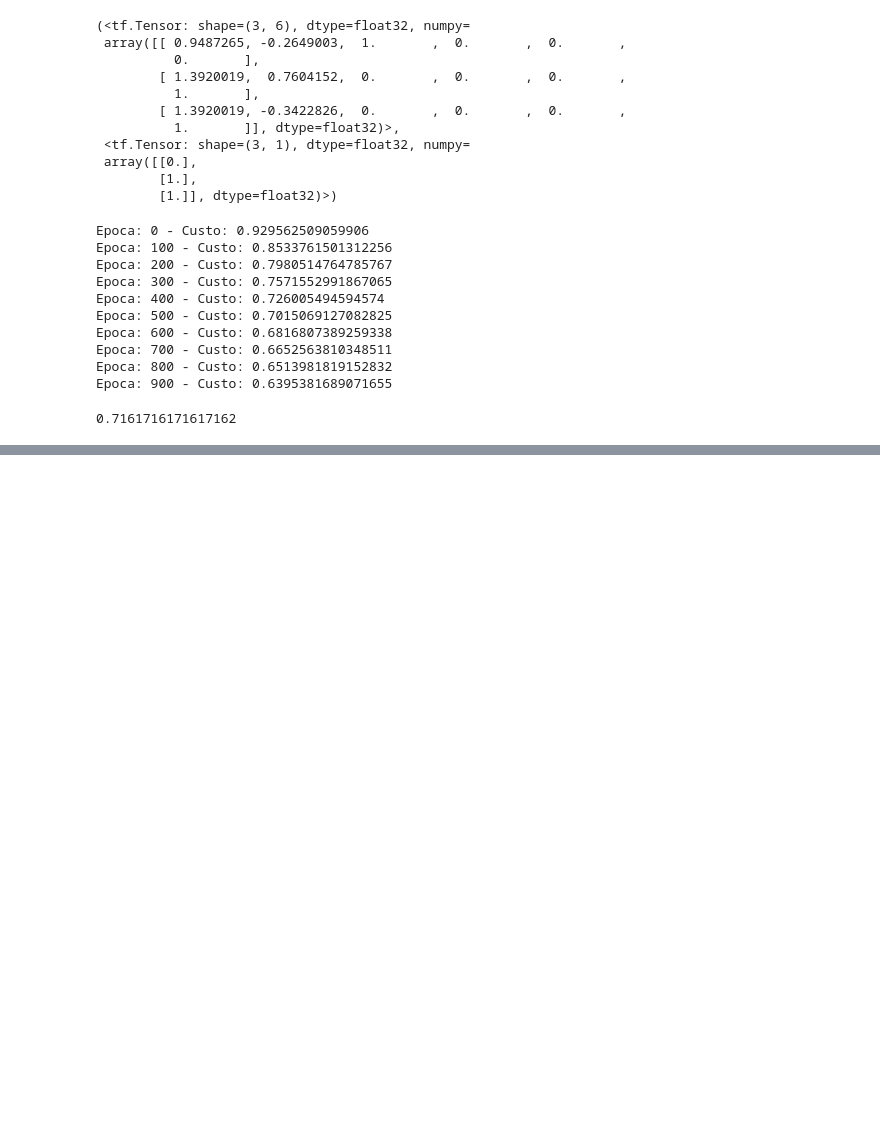
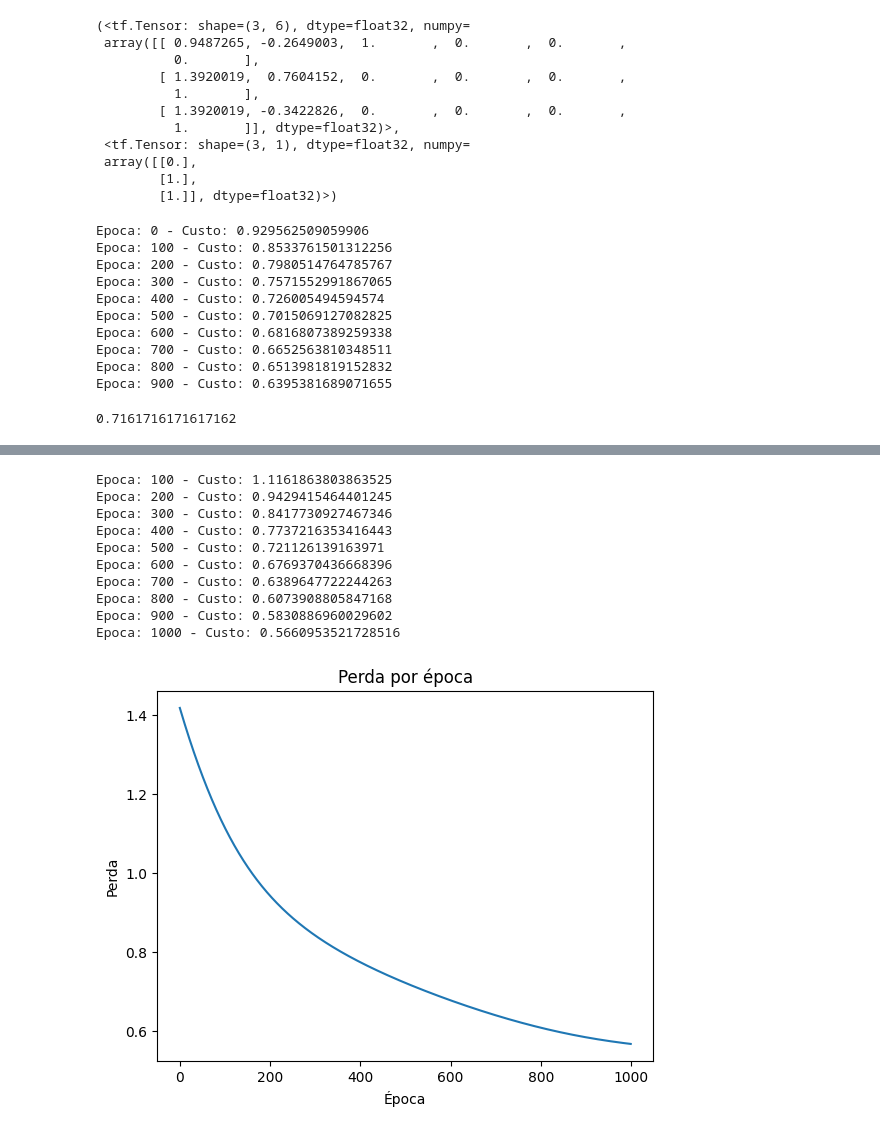
Before and after one commit to AndersonDeFaro/Estudos-Alura-Pyhton, a Jupyter notebook: 7 - TensorFlow/1_0_Introducao.ipynb, the cells around one changed output, grey strips where cells are left out. Cells and saved outputs as stored; diff of their text form; code cells hidden in the pictures; blank space fills up the shorter version.

```diff
--- a/7 - TensorFlow/1_0_Introducao.ipynb
+++ b/7 - TensorFlow/1_0_Introducao.ipynb
@@ -473,0 +543,16 @@ acerto
+# %%
+learning_rate = 0.01
+perdas_01 = run_all()
+print_grafico(perdas_01)
+# %% [output]
+Epoca: 100 - Custo: 1.1161863803863525
+Epoca: 200 - Custo: 0.9429415464401245
+Epoca: 300 - Custo: 0.8417730927467346
+Epoca: 400 - Custo: 0.7737216353416443
+Epoca: 500 - Custo: 0.721126139163971
+Epoca: 600 - Custo: 0.6769370436668396
+Epoca: 700 - Custo: 0.6389647722244263
+Epoca: 800 - Custo: 0.6073908805847168
+Epoca: 900 - Custo: 0.5830886960029602
+Epoca: 1000 - Custo: 0.5660953521728516
+[figure, added]
```
Also changed, not shown: parts of 13 cells of this notebook.
